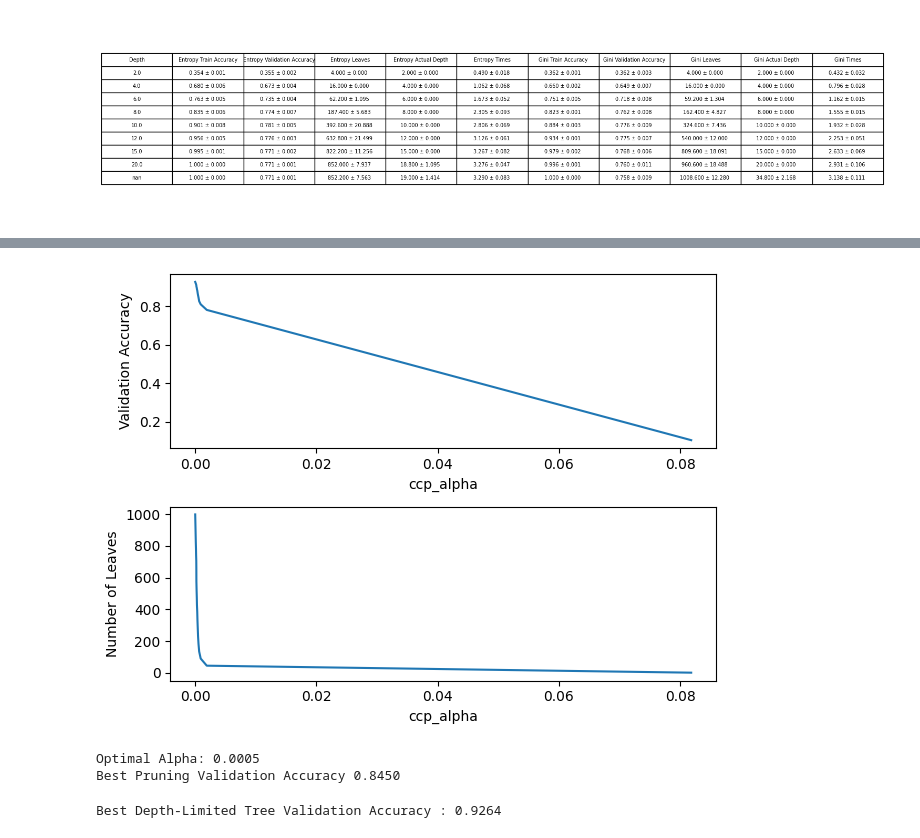
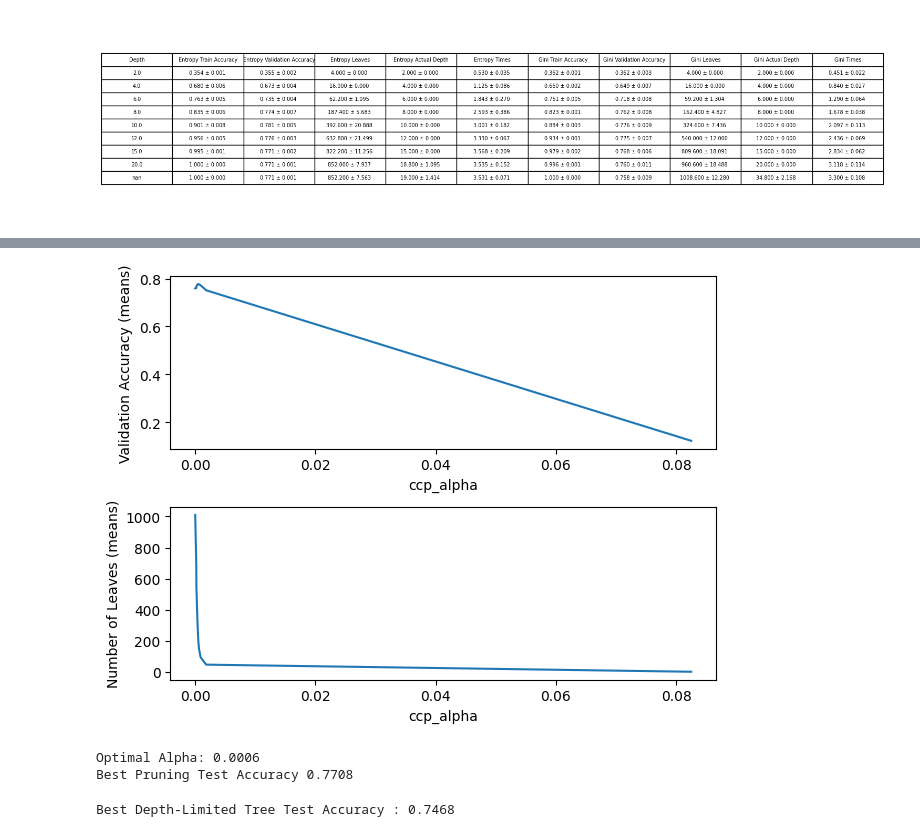
Before and after one commit to JosephAFerguson/CS6037_MachineLearning, a Jupyter notebook: Assignment3/assignment3code.ipynb, the cells around one changed output, grey strips where cells are left out. Saved outputs shown, nothing was run; the diff lists cells and outputs as text; code cells hidden in the pictures.

```diff
--- a/Assignment3/assignment3code.ipynb
+++ b/Assignment3/assignment3code.ipynb
@@ -62,8 +157,7 @@ for seed in RANDOM_SEEDS:
     xtes.append(xte)
     ytes.append(yte)
 # %%
-### Part 1: Single CART trees
-
+### Part 1b
 entropyTrees = []
 entropyTrainAccuracies = []
 entropyValidationAccuracies = []
@@ -128,22 +222,23 @@ for l in range(len(RANDOM_SEEDS)):
 
         # training accuracy
         giniTreePredictions = giniTree.predict(xtrs[l])
-        giniTrainAccuracy = accuracy_score(ytrs[l], giniTreePredictions)
+        giniTrainError = accuracy_score(ytrs[l], giniTreePredictions)
 
         # validation accuracy
         giniTreePredictions = giniTree.predict(xvals[l])
-        giniValidationAccuracy = accuracy_score(yvals[l], giniTreePredictions)
+        giniValidationError = accuracy_score(yvals[l], giniTreePredictions)
 
         # update lists
         end = time.time()
         currGiniTimes.append(end-start)
-        currGiniTrainAccuracies.append(giniTrainAccuracy)
-        currGiniValidationAccuracies.append(giniValidationAccuracy)
+        currGiniTrainAccuracies.append(giniTrainError)
+        currGiniValidationAccuracies.append(giniValidationError)
         currGiniLeaves.append(giniTree.get_n_leaves())
         currGiniActualDepths.append(giniTree.get_depth())
         currGiniTrees.append(giniTree)
 
     print("Gini Done")
+    # append final values obtained
     entropyTrees.append(currEntropyTrees)
     entropyTrainAccuracies.append(currEntropyTrainAccuracies)
     entropyValidationAccuracies.append(currEntropyValidationAccuracies)
@@ -348,11 +423,6 @@ useAlphas.sort()
 # %%
-validationAccuracies = []
-leafCounts = []
-
-for i,alpha in enumerate(useAlphas):
-    print(i)
-    ccpTree = DecisionTreeClassifier(criterion='gini', ccp_alpha = alpha, random_state=RANDOM_SEEDS[0])
-    ccpTree.fit(xtr,ytr)
-    predict = ccpTree.predict(xval)
-    validationAccuracies.append(accuracy_score(predict, yval))
-    leafCounts.append(ccpTree.get_n_leaves())
+# get mean and std estimate, mean_std isn't necessary here
+validationAccuracyMeans = np.mean(validationAccuracies, axis=0)
+validationAccuracyStds = np.std(validationAccuracies, axis=0)
+leafCountMeans = np.mean(leafCounts, axis=0)
+leafCountStds = np.std(leafCounts, axis=0)
@@ -380,18 +429,19 @@ for i,alpha in enumerate(useAlphas):
 # %%
+# P1c plot validation accuracy and leaft count vs alpha
 fig, ax = plt.subplots(2, 1)
 
-ax[0].plot(useAlphas, validationAccuracies)
+ax[0].plot(useAlphas,validationAccuracyMeans)
 ax[0].set_xlabel('ccp_alpha')
-ax[0].set_ylabel('Validation Accuracy')
+ax[0].set_ylabel('Validation Accuracy (means)')
 
-ax[1].plot(useAlphas, leafCounts)
+ax[1].plot(useAlphas, leafCountMeans)
 ax[1].set_xlabel('ccp_alpha')
-ax[1].set_ylabel('Number of Leaves')
+ax[1].set_ylabel('Number of Leaves (means)')
 
 plt.tight_layout()
 plt.show()
 # %% [output]
-[figure, old version]
+[figure, new version]
 # %%
 #https://scikit-learn.org/stable/modules/generated/sklearn.model_selection.GridSearchCV.html
 grid = GridSearchCV(
@@ -408,15 +458,14 @@ grid.fit(xtr,ytr)
 best = grid.best_params_["ccp_alpha"]
 
 print("Optimal Alpha: {:.4f}".format(best))
-print("Best Pruning Validation Accuracy {:.4f}".format(grid.best_estimator_.score(xval,yval)))
+print("Best Pruning Test Accuracy {:.4f}".format(grid.best_estimator_.score(xval,yval)))
 # %% [output]
-Optimal Alpha: 0.0005
-Best Pruning Validation Accuracy 0.8450
+Optimal Alpha: 0.0006
+Best Pruning Test Accuracy 0.7708
 # %%
 ### best depth was None
-tree = DecisionTreeClassifier(criterion='entropy', random_state=RANDOM_SEEDS[0], max_depth=20)
+tree = DecisionTreeClassifier(criterion='gini', random_state=RANDOM_SEEDS[0], max_depth=20)
 tree.fit(xtr,ytr)
-predict = tree.predict(xval)
-print("Best Depth-Limited Tree Validation Accuracy : {:.4f}".format(accuracy_score(predict, yval)))
+print("Best Depth-Limited Tree Test Accuracy : {:.4f}".format(tree.score(xte, yte)))
 # %% [output]
-Best Depth-Limited Tree Validation Accuracy : 0.9264
+Best Depth-Limited Tree Test Accuracy : 0.7468
```
Also changed, not shown: parts of 25 cells of this notebook, 30 other files.
